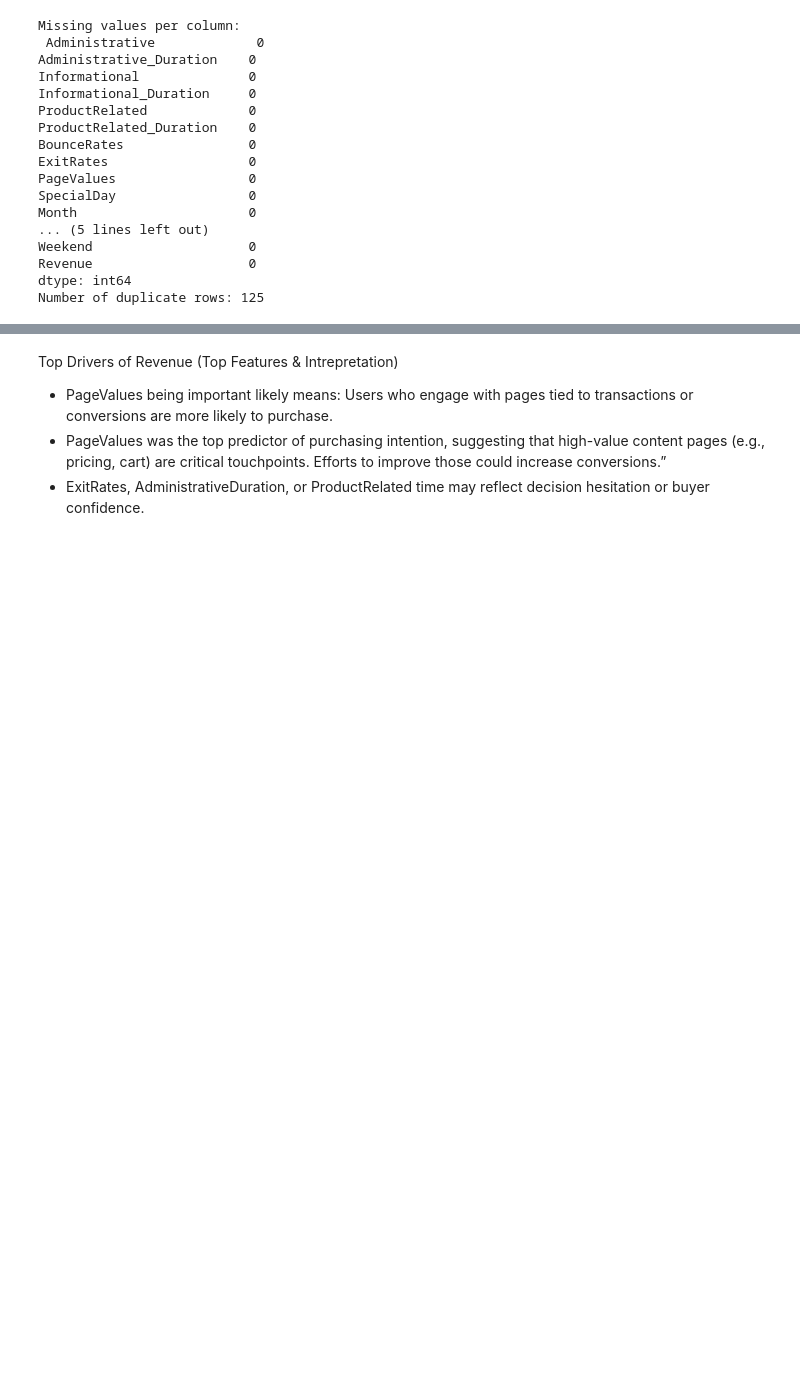
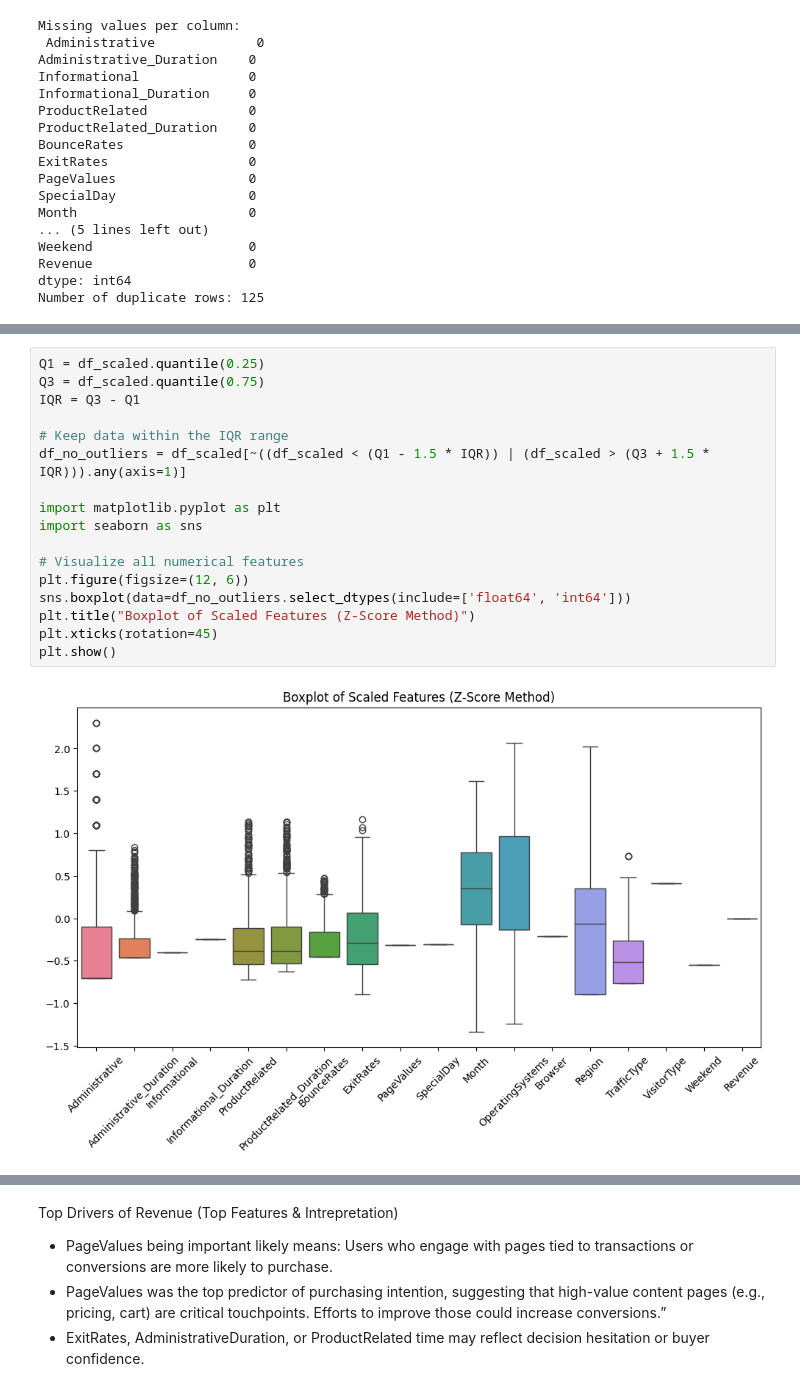
Before and after one commit to dondemici/ML_WineQuality, a Jupyter notebook: online_shoppers.ipynb, the cells around one changed output, grey strips where cells are left out. Drawn from its saved outputs; the diff is of its cells as text; blank space fills up the shorter version.

```diff
--- a/online_shoppers.ipynb
+++ b/online_shoppers.ipynb
@@ -228 +265,20 @@ ProductRelated_Duration  Administrative             0.371146
 dtype: float64
+# %%
+Q1 = df_scaled.quantile(0.25)
+Q3 = df_scaled.quantile(0.75)
+IQR = Q3 - Q1
+
+# Keep data within the IQR range
+df_no_outliers = df_scaled[~((df_scaled < (Q1 - 1.5 * IQR)) | (df_scaled > (Q3 + 1.5 * IQR))).any(axis=1)]
+
+import matplotlib.pyplot as plt
+import seaborn as sns
+
+# Visualize all numerical features
+plt.figure(figsize=(12, 6))
+sns.boxplot(data=df_no_outliers.select_dtypes(include=['float64', 'int64']))
+plt.title("Boxplot of Scaled Features (Z-Score Method)")
+plt.xticks(rotation=45)
+plt.show()
+# %% [output]
+[figure, added]
```
Also changed, not shown: parts of 7 cells of this notebook.
